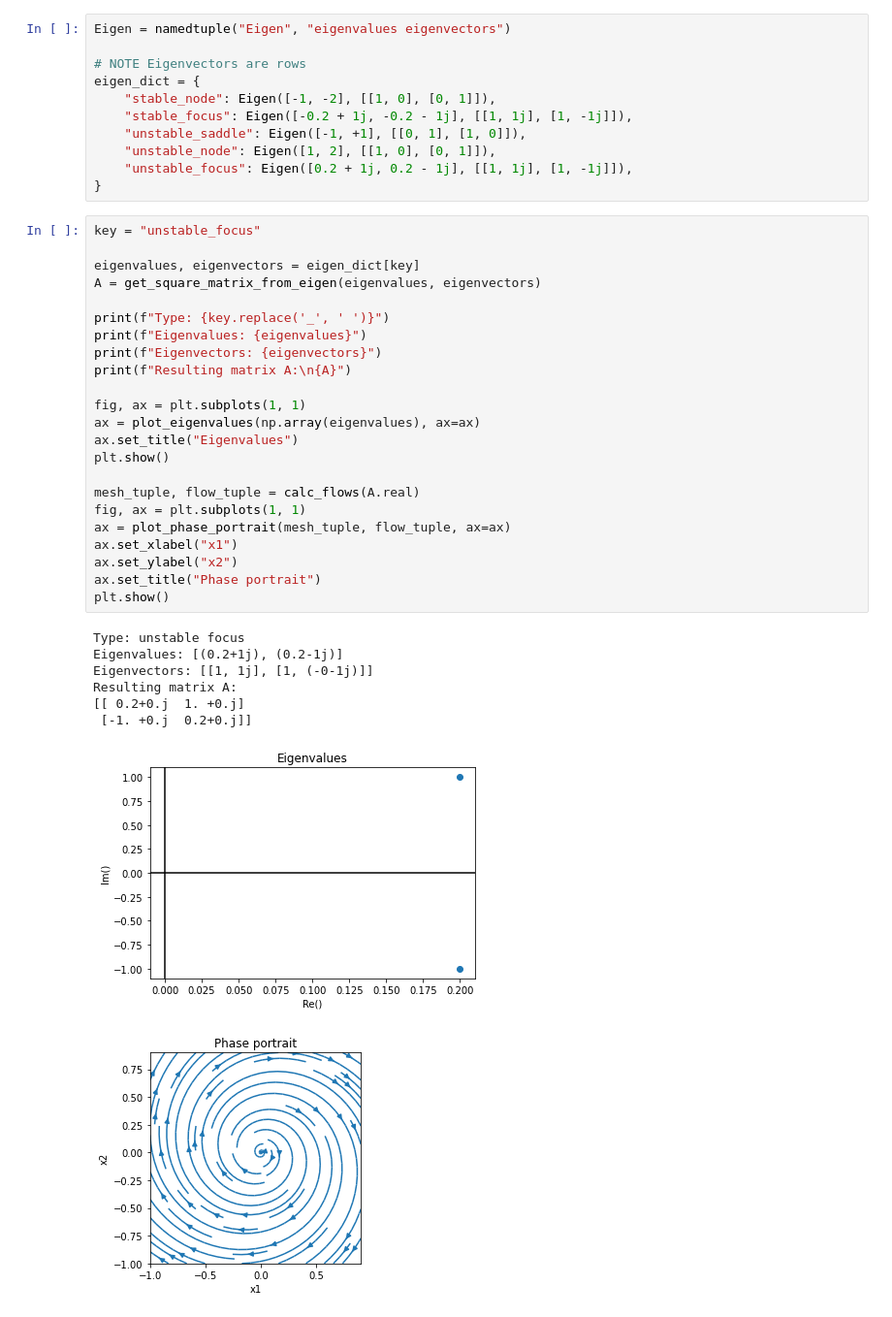
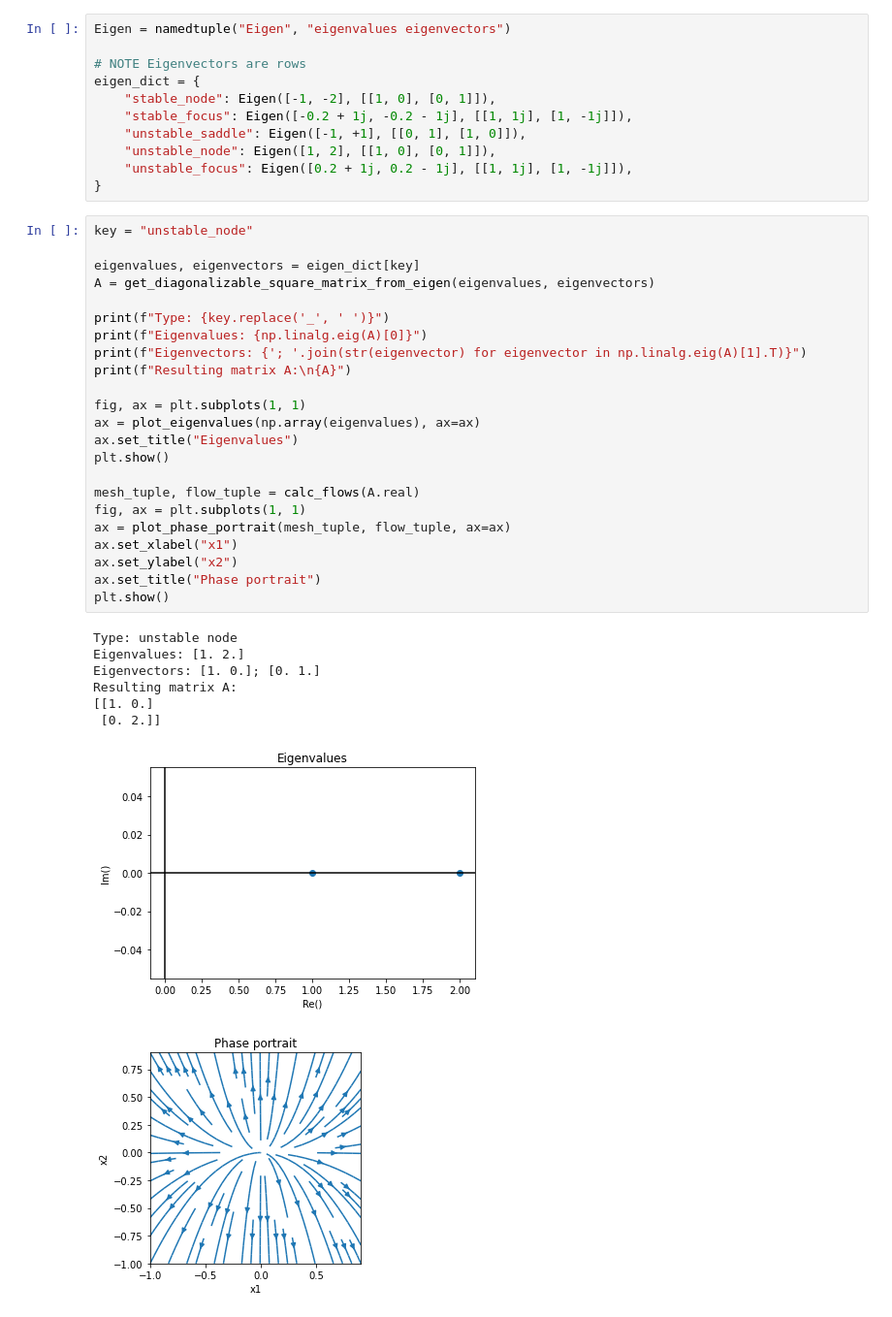
Before and after one commit to sonmikrafft-uni-MLCMS/ex3, a Jupyter notebook: task_1.ipynb, the cells around one changed output. Shown at 97% size. Saved outputs shown, nothing was run; the diff lists cells and outputs as text.

```diff
--- a/task_1.ipynb
+++ b/task_1.ipynb
@@ -20,34 +20,34 @@ eigen_dict = {
     "unstable_focus": Eigen([0.2 + 1j, 0.2 - 1j], [[1, 1j], [1, -1j]]),
 }
 # %%
-key = "unstable_focus"
+key = "unstable_node"
 
 eigenvalues, eigenvectors = eigen_dict[key]
-A = get_square_matrix_from_eigen(eigenvalues, eigenvectors)
+A = get_diagonalizable_square_matrix_from_eigen(eigenvalues, eigenvectors)
 
 print(f"Type: {key.replace('_', ' ')}")
-print(f"Eigenvalues: {eigenvalues}")
-print(f"Eigenvectors: {eigenvectors}")
+print(f"Eigenvalues: {np.linalg.eig(A)[0]}")
+print(f"Eigenvectors: {'; '.join(str(eigenvector) for eigenvector in np.linalg.eig(A)[1].T)}")
 print(f"Resulting matrix A:\n{A}")
 
 fig, ax = plt.subplots(1, 1)
 ax = plot_eigenvalues(np.array(eigenvalues), ax=ax)
 ax.set_title("Eigenvalues")
 plt.show()
 
 mesh_tuple, flow_tuple = calc_flows(A.real)
 fig, ax = plt.subplots(1, 1)
 ax = plot_phase_portrait(mesh_tuple, flow_tuple, ax=ax)
 ax.set_xlabel("x1")
 ax.set_ylabel("x2")
 ax.set_title("Phase portrait")
 plt.show()
 # %% [output]
-Type: unstable focus
-Eigenvalues: [(0.2+1j), (0.2-1j)]
-Eigenvectors: [[1, 1j], [1, (-0-1j)]]
+Type: unstable node
+Eigenvalues: [1. 2.]
+Eigenvectors: [1. 0.]; [0. 1.]
 Resulting matrix A:
-[[ 0.2+0.j  1. +0.j]
- [-1. +0.j  0.2+0.j]]
+[[1. 0.]
+ [0. 2.]]
-[figure, old version]
+[figure, new version]
-[figure, old version]
+[figure, new version]
```
Also changed, not shown: parts of 1 cell of this notebook, 1 other file.
